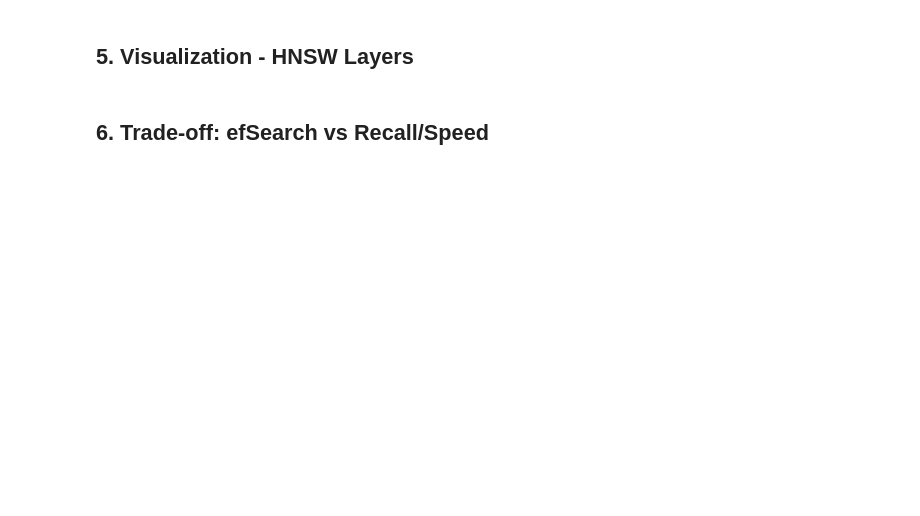
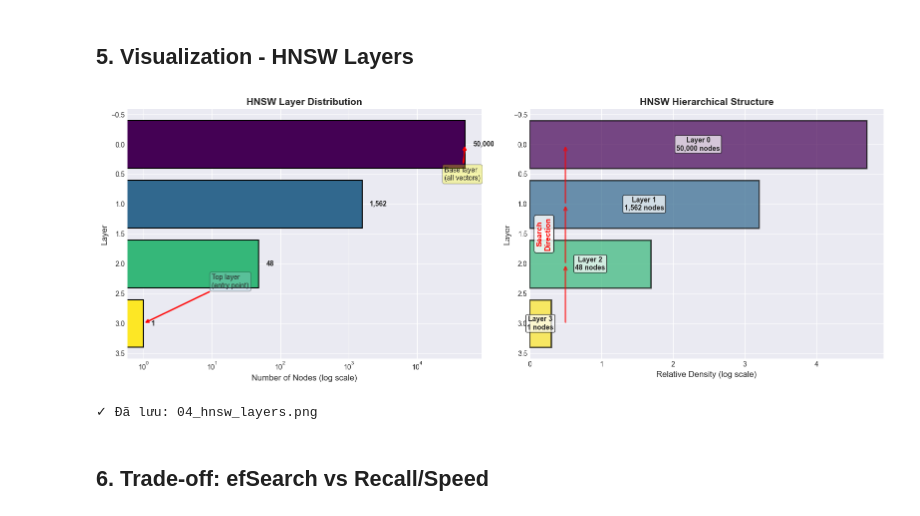
Before and after one commit to dtnntd/faiss, a Jupyter notebook: examples/04_hnsw_visualization.ipynb, the cells around one changed output. Cells and saved outputs as stored; diff of their text form; code cells hidden in the pictures; blank space fills up the shorter version.

```diff
--- a/examples/04_hnsw_visualization.ipynb
+++ b/examples/04_hnsw_visualization.ipynb
@@ -168,50 +215,74 @@ ax.set_title('HNSW Layer Distribution', fontsize=14, fontweight='bold')
 ax.set_xscale('log')
 ax.invert_yaxis()
 
+# Add value labels with better positioning
 for i, (bar, count) in enumerate(zip(bars, layer_nodes)):
-    ax.text(count * 1.2, i, f'{count:,}', va='center', fontweight='bold')
+    # Position text to the right of each bar
+    x_pos = count * 1.3
+    ax.text(x_pos, i, f'{count:,}', va='center', fontweight='bold', fontsize=10)
 
-# Add annotations
-ax.annotate('Base layer\n(all vectors)', xy=(layer_nodes[0], 0),
-            xytext=(layer_nodes[0]/3, 0.5), fontsize=10,
+# Add annotations with improved positioning
+# Base layer annotation
+ax.annotate('Base layer\n(all vectors)',
+            xy=(layer_nodes[0], 0),
+            xytext=(layer_nodes[0]/2, 0.6),
+            fontsize=10,
+            bbox=dict(boxstyle='round,pad=0.3', facecolor='yellow', alpha=0.3),
             arrowprops=dict(arrowstyle='->', color='red', lw=2))
-ax.annotate('Top layer\n(entry point)', xy=(layer_nodes[-1], max_level),
-            xytext=(layer_nodes[-1]*5, max_level-0.5), fontsize=10,
+
+# Top layer annotation - handle single node case
+top_x_offset = max(layer_nodes[-1] * 3, 10)
+ax.annotate('Top layer\n(entry point)',
+            xy=(layer_nodes[-1], max_level),
+            xytext=(top_x_offset, max_level - 0.6),
+            fontsize=10,
+            bbox=dict(boxstyle='round,pad=0.3', facecolor='lightblue', alpha=0.3),
             arrowprops=dict(arrowstyle='->', color='red', lw=2))
 
 # Plot 2: Hierarchical structure visualization
 ax = axes[1]
 
 # Draw pyramid-like structure
 y_positions = np.arange(max_level + 1)
 for i, (layer, nodes) in enumerate(zip(layers, layer_nodes)):
     # Width proportional to log of node count
     width = np.log10(nodes + 1)
     ax.barh(layer, width, height=0.8, color=colors_grad[i],
             edgecolor='black', linewidth=2, alpha=0.7)
 
-    # Add text
+    # Add text with better formatting
     ax.text(width/2, layer, f'Layer {layer}\n{nodes:,} nodes',
-            ha='center', va='center', fontsize=10, fontweight='bold')
+            ha='center', va='center', fontsize=10, fontweight='bold',
+            bbox=dict(boxstyle='round,pad=0.2', facecolor='white', alpha=0.7))
 
 ax.set_xlabel('Relative Density (log scale)', fontsize=12)
 ax.set_ylabel('Layer', fontsize=12)
 ax.set_title('HNSW Hierarchical Structure', fontsize=14, fontweight='bold')
 ax.invert_yaxis()
 ax.set_xlim(0, None)
 
 # Add arrows showing search direction
+arrow_x = 0.5
 for i in range(max_level):
-    ax.annotate('', xy=(0.5, i), xytext=(0.5, i+1),
-                arrowprops=dict(arrowstyle='->', color='red', lw=2, alpha=0.5))
-ax.text(0.2, max_level/2, 'Search\nDirection', fontsize=11,
-        color='red', fontweight='bold', rotation=90, va='center')
+    ax.annotate('',
+                xy=(arrow_x, i),
+                xytext=(arrow_x, i + 1),
+                arrowprops=dict(arrowstyle='->', color='red', lw=2.5, alpha=0.6))
+
+# Add search direction label
+ax.text(arrow_x - 0.3, max_level / 2, 'Search\nDirection',
+        fontsize=11, color='red', fontweight='bold',
+        rotation=90, va='center', ha='center',
+        bbox=dict(boxstyle='round,pad=0.3', facecolor='white', alpha=0.8))
 
 plt.tight_layout()
 plt.savefig('04_hnsw_layers.png', dpi=300, bbox_inches='tight')
 plt.show()
 
 print("✓ Đã lưu: 04_hnsw_layers.png")
+# %% [output]
+[figure, added]
+✓ Đã lưu: 04_hnsw_layers.png
 # %% [markdown]
 ## 6. Trade-off: efSearch vs Recall/Speed
 # %%
```
Also changed, not shown: parts of 11 cells of this notebook, 12 other files.
